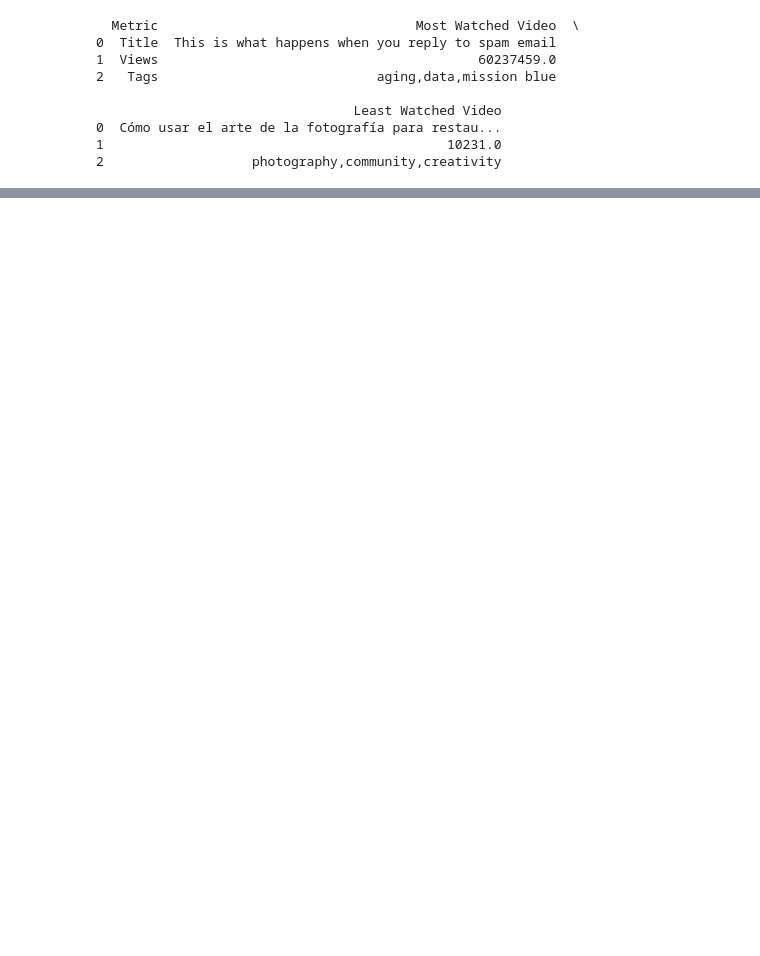
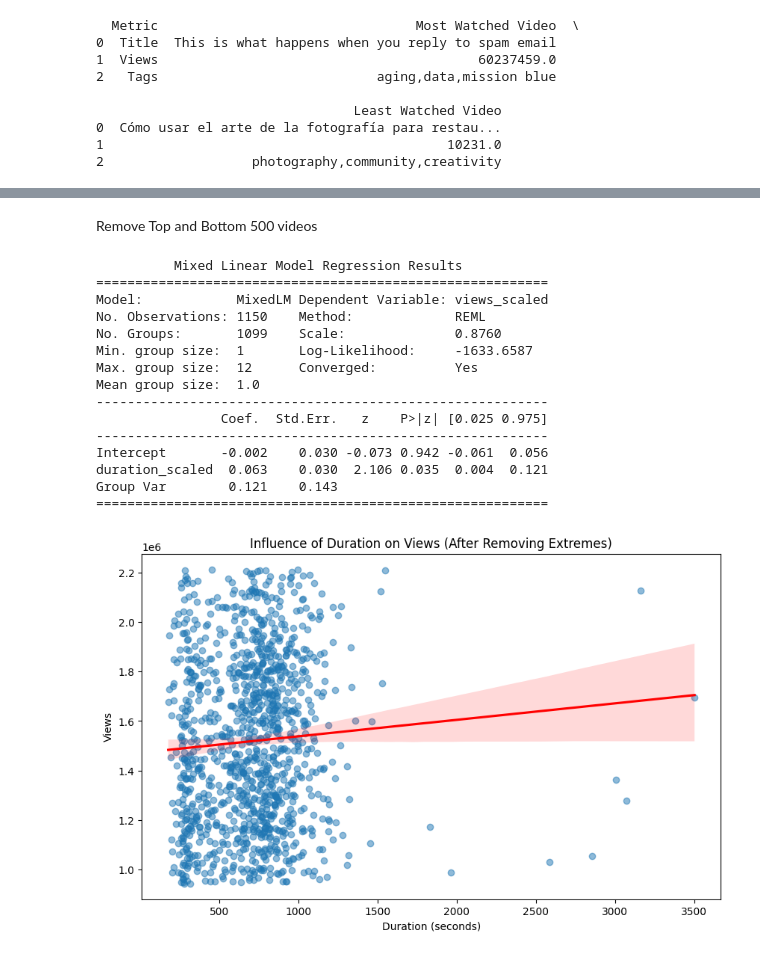
Before and after one commit to tanishqquraishi/data_science_project, a Jupyter notebook: main.ipynb, the cells around one changed output, grey strips where cells are left out. Saved outputs shown, nothing was run; the diff lists cells and outputs as text; code cells hidden in the pictures; blank space fills up the shorter version.

```diff
--- a/main.ipynb
+++ b/main.ipynb
@@ -192,0 +278,44 @@ print(comparison_df)
+# %% [markdown]
+Remove Top and Bottom 500 videos
+# %%
+
+df_sorted = df.sort_values(by='views', ascending=True).iloc[500:-500]
+
+# Normalize 'duration' and 'views' for better model convergence
+df_sorted['duration_scaled'] = (df_sorted['duration'] - df_sorted['duration'].mean()) / df_sorted['duration'].std()
+df_sorted['views_scaled'] = (df_sorted['views'] - df_sorted['views'].mean()) / df_sorted['views'].std()
+
+# Fit the LMM
+model = smf.mixedlm("views_scaled ~ duration_scaled", df_sorted, groups=df_sorted["speaker_name"])
+result = model.fit()
+
+# Print the summary of the model
+print(result.summary())
+
+# Visualization:
+if result.pvalues["duration_scaled"] < 0.05:
+    plt.figure(figsize=(10, 6))
+    sns.regplot(x="duration", y="views", data=df_sorted, scatter_kws={"alpha": 0.5}, line_kws={"color": "red"})
+    plt.title("Influence of Duration on Views (After Removing Extremes)")
+    plt.xlabel("Duration (seconds)")
+    plt.ylabel("Views")
+    plt.show()
+else:
+    print("Duration is not statistically significant. No visualization created.")
+# %% [output]
+          Mixed Linear Model Regression Results
+==========================================================
+Model:            MixedLM Dependent Variable: views_scaled
+No. Observations: 1150    Method:             REML
+No. Groups:       1099    Scale:              0.8760
+Min. group size:  1       Log-Likelihood:     -1633.6587
+Max. group size:  12      Converged:          Yes
+Mean group size:  1.0
+----------------------------------------------------------
+                Coef.  Std.Err.   z    P>|z| [0.025 0.975]
+----------------------------------------------------------
+Intercept       -0.002    0.030 -0.073 0.942 -0.061  0.056
+duration_scaled  0.063    0.030  2.106 0.035  0.004  0.121
+Group Var        0.121    0.143
+==========================================================
+[figure, added]
```
Also changed, not shown: parts of 10 cells of this notebook.
